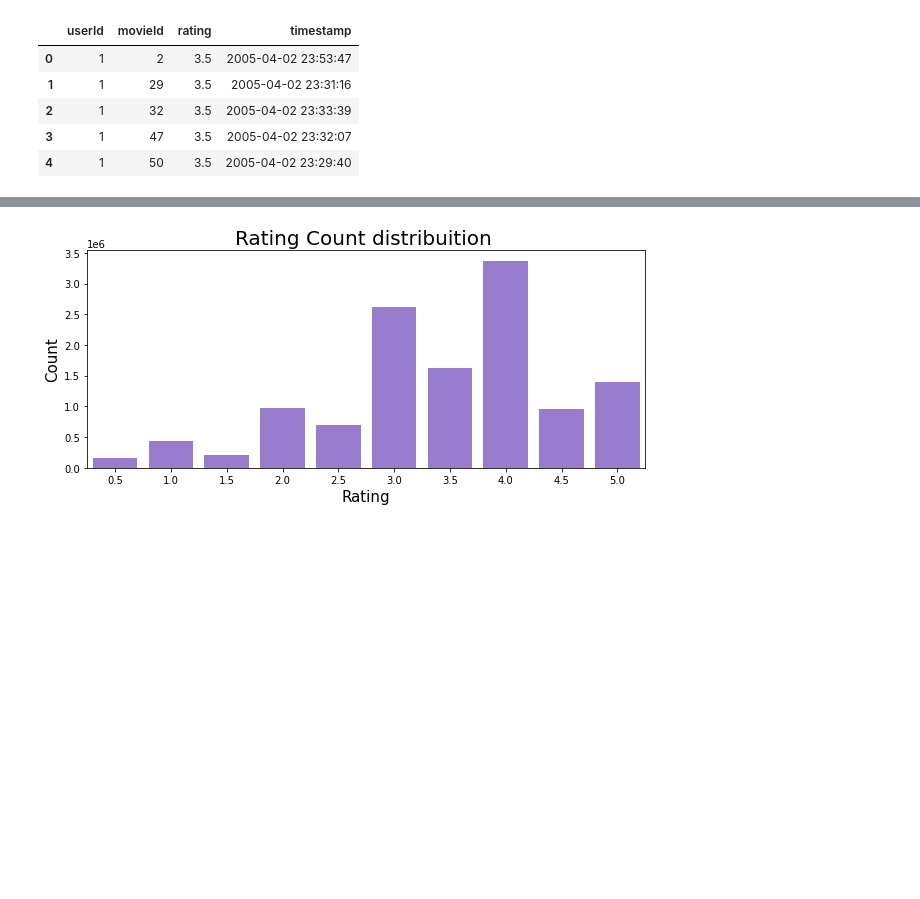
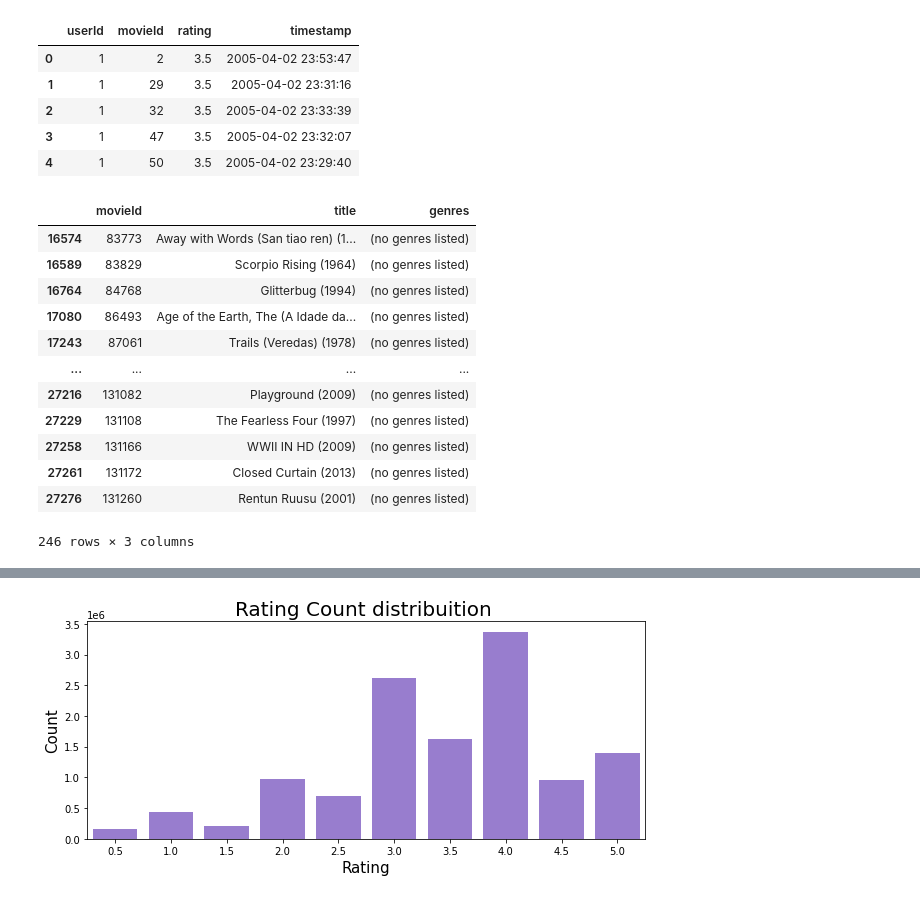
Before and after one commit to suzzini/DS_Project, a Jupyter notebook: 포트폴리오_추천시스템.ipynb, the cells around one changed output, grey strips where cells are left out. Saved outputs shown, nothing was run; the diff lists cells and outputs as text; code cells hidden in the pictures; blank space fills up the shorter version.

```diff
--- a/포트폴리오_추천시스템.ipynb
+++ b/포트폴리오_추천시스템.ipynb
@@ -47,3 +41,19 @@ rating.head()
 | 4 | 1 | 50 | 3.5 | 2005-04-02 23:29:40 |
 # %%
 rating=rating.drop(['timestamp'],axis=1)
+# %%
+movie[movie['genres'].str.contains('no')]
+# %% [output]
+|  | movieId | title | genres |
+| 16574 | 83773 | Away with Words (San tiao ren) (1... | (no genres listed) |
+| 16589 | 83829 | Scorpio Rising (1964) | (no genres listed) |
+| 16764 | 84768 | Glitterbug (1994) | (no genres listed) |
+| 17080 | 86493 | Age of the Earth, The (A Idade da... | (no genres listed) |
+| 17243 | 87061 | Trails (Veredas) (1978) | (no genres listed) |
+| ... | ... | ... | ... |
+| 27216 | 131082 | Playground (2009) | (no genres listed) |
+| 27229 | 131108 | The Fearless Four (1997) | (no genres listed) |
+| 27258 | 131166 | WWII IN HD (2009) | (no genres listed) |
+| 27261 | 131172 | Closed Curtain (2013) | (no genres listed) |
+| 27276 | 131260 | Rentun Ruusu (2001) | (no genres listed) |
+246 rows × 3 columns
```
Also changed, not shown: parts of 11 cells of this notebook.
